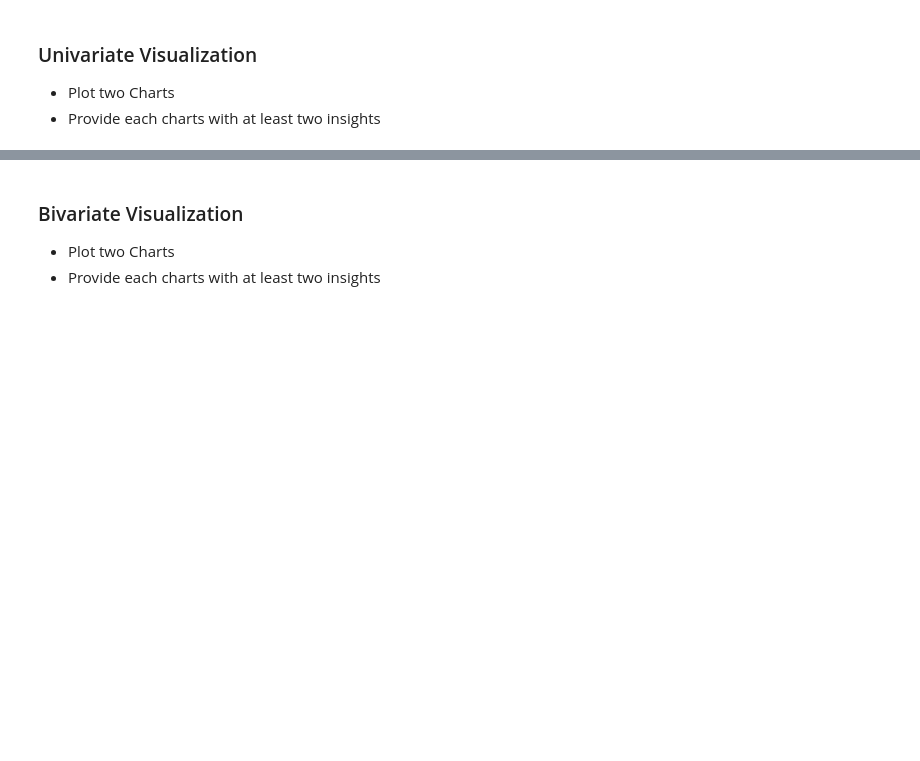
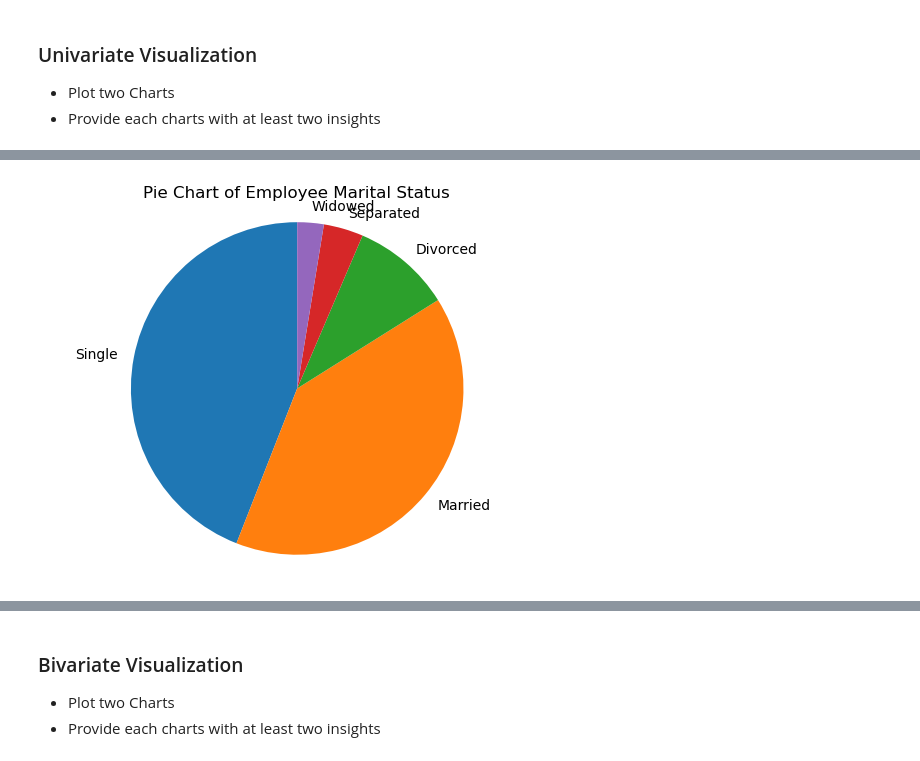
Before and after one commit to Tuwaiq-Data-Science-Bootcamp-V2/EDA-Lab1, a Jupyter notebook: EDA_Assignment .ipynb, the cells around one changed output, grey strips where cells are left out. Drawn from its saved outputs; the diff is of its cells as text; code cells hidden in the pictures; blank space fills up the shorter version.

```diff
--- a/EDA_Assignment .ipynb
+++ b/EDA_Assignment .ipynb
@@ -12,0 +51,8 @@
+# %%
+marital_status_counts = df["MaritalDesc"].value_counts()
+plt.pie(marital_status_counts.values, labels=marital_status_counts.index, startangle=90)
+plt.axis('equal')
+plt.title("Pie Chart of Employee Marital Status")
+plt.show()
+# %% [output]
+[figure, added]
```
Also changed, not shown: parts of 20 cells of this notebook, 1 other file.
